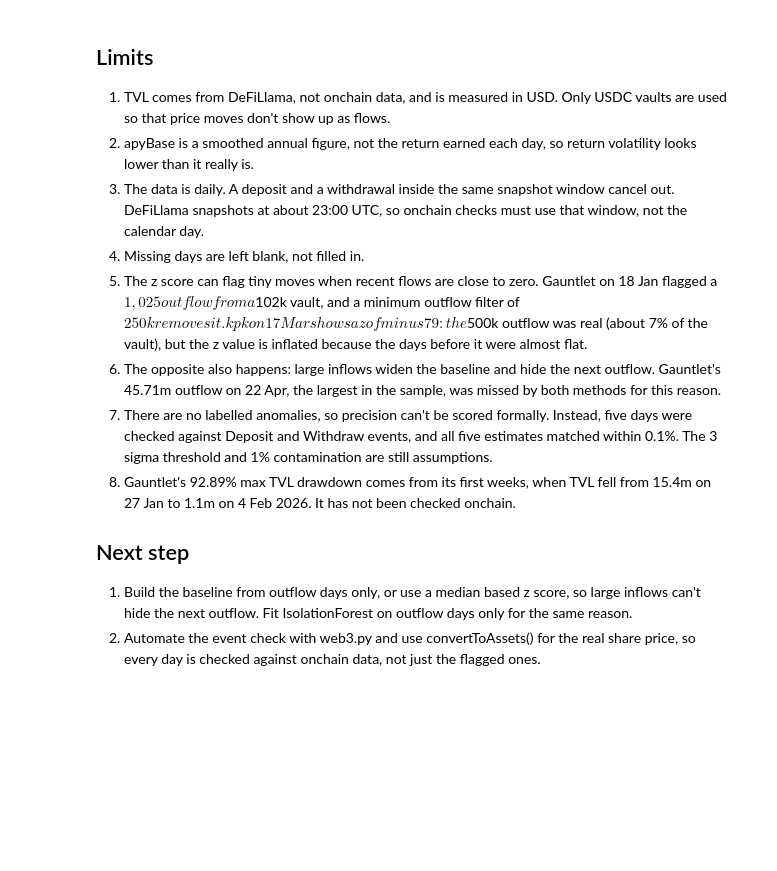
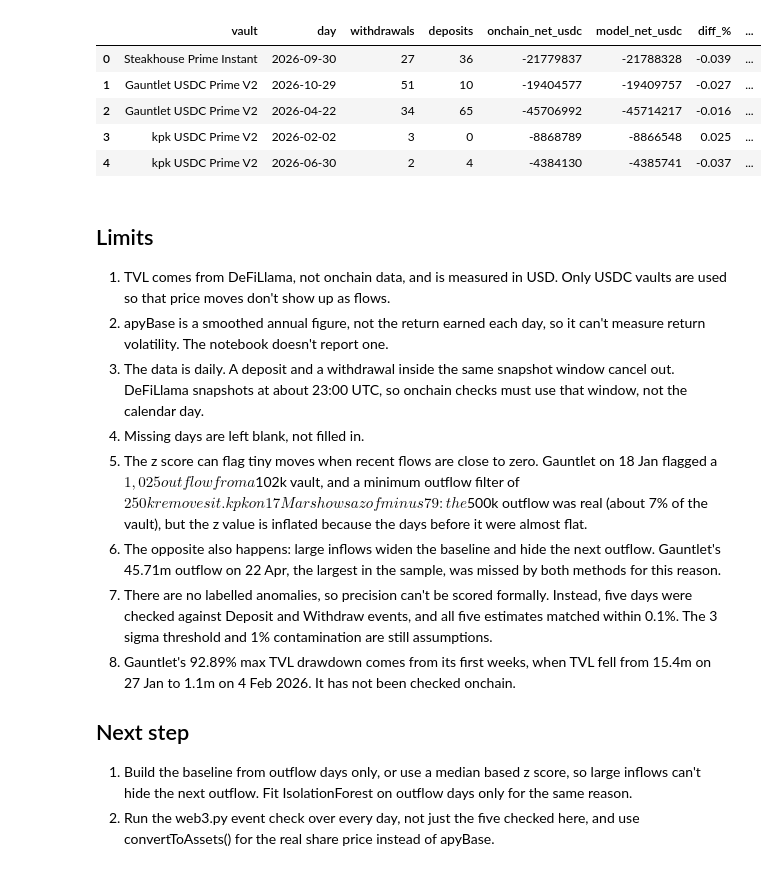
Before and after one commit to Onyinyenwakozor/erc4626_vault_flows, a Jupyter notebook: erc4626_vault_flows.ipynb, the cells around one changed output. Saved outputs shown, nothing was run; the diff lists cells and outputs as text; code cells hidden in the pictures; blank space fills up the shorter version.

```diff
--- a/erc4626_vault_flows.ipynb
+++ b/erc4626_vault_flows.ipynb
@@ -170,11 +164,81 @@ kpk USDC Prime
 | 2026-07-06 | 20674450 | -3.027150e+06 | -3.024283 | True | False |
 | 2026-07-07 | 17180164 | -3.496291e+06 | -3.415358 | True | False |
 | 2026-09-01 | 21471559 | -2.006781e+06 | -3.817910 | True | False |
+# %%
+w3 = Web3(Web3.HTTPProvider("https://rpc.mevblocker.io"))
+WITHDRAW = Web3.to_hex(Web3.keccak(text="Withdraw(address,address,address,uint256,uint256)"))
+DEPOSIT = Web3.to_hex(Web3.keccak(text="Deposit(address,address,uint256,uint256)"))
+
+def snapshot_window(pool_id, day):
+    # DeFiLlama snapshots at about 23:00 UTC, so a row covers the previous snapshot to this one
+    data = requests.get(f"https://yields.llama.fi/chart/{pool_id}", timeout=60).json()["data"]
+    snaps = {pd.Timestamp(p["timestamp"]).tz_convert(None).normalize(): pd.Timestamp(p["timestamp"]) for p in data}
+    day = pd.Timestamp(day)
+    return int(snaps[day - pd.Timedelta(days=1)].timestamp()), int(snaps[day].timestamp())
+
+def block_at(ts):
+    # first block at or after a timestamp, by binary search
+    latest = w3.eth.get_block("latest")
+    lo = max(0, latest.number - (latest.timestamp - ts) // 12 - 20_000)
+    hi = latest.number
+    while lo < hi:
+        mid = (lo + hi) // 2
+        if w3.eth.get_block(mid).timestamp < ts:
+            lo = mid + 1
+        else:
+            hi = mid
+    return lo
+
+def onchain_events(vault, start_ts, end_ts):
+    a, b = block_at(start_ts), block_at(end_ts)
+    rows = []
+    for topic, kind in [(WITHDRAW, "withdraw"), (DEPOSIT, "deposit")]:
+        for s in range(a, b, 5000):
+            logs = w3.eth.get_logs({"address": Web3.to_checksum_address(vault), "topics": [topic],
+                                    "fromBlock": s, "toBlock": min(s + 4999, b - 1)})
+            for l in logs:
+                rows.append({"kind": kind,
+                             "usdc": int.from_bytes(bytes(l["data"])[:32], "big") / 1e6,
+                             "owner": "0x" + bytes(l["topics"][-1])[-20:].hex(),
+                             "tx": Web3.to_hex(l["transactionHash"])})
+    return pd.DataFrame(rows, columns=["kind", "usdc", "owner", "tx"])
+
+CHECKS = [
+    ("Steakhouse Prime Instant", "2026-09-30"),
+    ("Gauntlet USDC Prime V2", "2026-10-29"),
+    ("Gauntlet USDC Prime V2", "2026-04-22"),
+    ("kpk USDC Prime V2", "2026-02-02"),
+    ("kpk USDC Prime V2", "2026-06-30"),
+]
+
+results = []
+for name, day in CHECKS:
+    t0, t1 = snapshot_window(VAULTS[name], day)
+    ev = onchain_events(VAULT_ADDR[name], t0, t1)
+    wd = ev[ev.kind == "withdraw"]
+    onchain_net = ev.loc[ev.kind == "deposit", "usdc"].sum() - wd["usdc"].sum()
+    model_net = out[name].loc[pd.Timestamp(day), "net_flow"]
+    top = wd.sort_values("usdc", ascending=False).iloc[0]
+    results.append({"vault": name, "day": day, "withdrawals": len(wd),
+                    "deposits": (ev.kind == "deposit").sum(),
+                    "onchain_net_usdc": round(onchain_net), "model_net_usdc": round(model_net),
+                    "diff_%": round((model_net - onchain_net) / abs(onchain_net) * 100, 3),
+                    "top_withdrawal_usdc": round(top["usdc"], 2), "top_owner": top["owner"], "top_tx": top["tx"]})
+
+pd.set_option("display.max_colwidth", None)
+pd.DataFrame(results)
+# %% [output]
+|  | vault | day | withdrawals | deposits | onchain_net_usdc | model_net_usdc | diff_% | ... |
+| 0 | Steakhouse Prime Instant | 2026-09-30 | 27 | 36 | -21779837 | -21788328 | -0.039 | ... |
+| 1 | Gauntlet USDC Prime V2 | 2026-10-29 | 51 | 10 | -19404577 | -19409757 | -0.027 | ... |
+| 2 | Gauntlet USDC Prime V2 | 2026-04-22 | 34 | 65 | -45706992 | -45714217 | -0.016 | ... |
+| 3 | kpk USDC Prime V2 | 2026-02-02 | 3 | 0 | -8868789 | -8866548 | 0.025 | ... |
+| 4 | kpk USDC Prime V2 | 2026-06-30 | 2 | 4 | -4384130 | -4385741 | -0.037 | ... |
 # %% [markdown]
 ## Limits
 
 1. TVL comes from DeFiLlama, not onchain data, and is measured in USD. Only USDC vaults are used so that price moves don't show up as flows.
-2. apyBase is a smoothed annual figure, not the return earned each day, so return volatility looks lower than it really is.
+2. apyBase is a smoothed annual figure, not the return earned each day, so it can't measure return volatility. The notebook doesn't report one.
 3. The data is daily. A deposit and a withdrawal inside the same snapshot window cancel out. DeFiLlama snapshots at about 23:00 UTC, so onchain checks must use that window, not the calendar day.
 4. Missing days are left blank, not filled in.
 5. The z score can flag tiny moves when recent flows are close to zero. Gauntlet on 18 Jan flagged a $1,025 outflow from a $102k vault, and a minimum outflow filter of $250k removes it. kpk on 17 Mar shows a z of minus 79: the $500k outflow was real (about 7% of the vault), but the z value is inflated because the days before it were almost flat.
@@ -185,4 +249,4 @@ kpk USDC Prime
 ## Next step
 
 1. Build the baseline from outflow days only, or use a median based z score, so large inflows can't hide the next outflow. Fit IsolationForest on outflow days only for the same reason.
-2. Automate the event check with web3.py and use convertToAssets() for the real share price, so every day is checked against onchain data, not just the flagged ones.
+2. Run the web3.py event check over every day, not just the five checked here, and use convertToAssets() for the real share price instead of apyBase.
```
Also changed, not shown: parts of 8 cells of this notebook.
